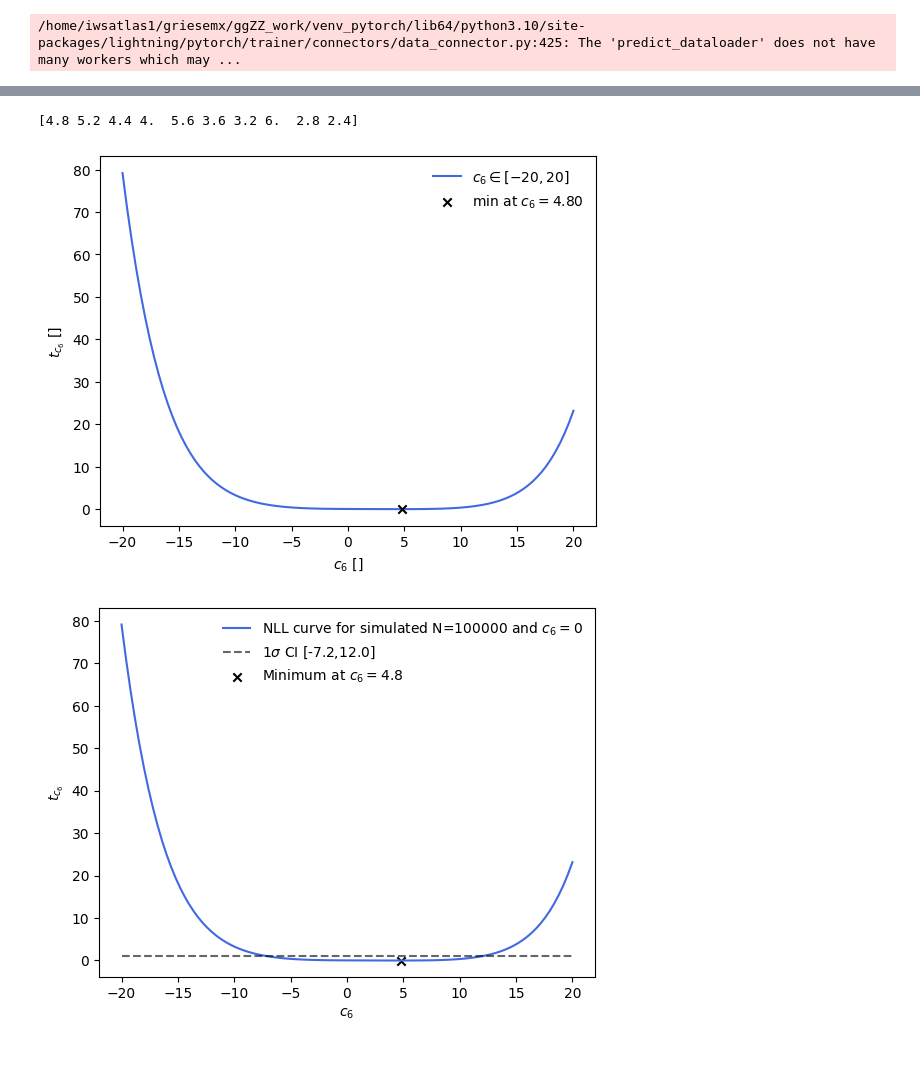
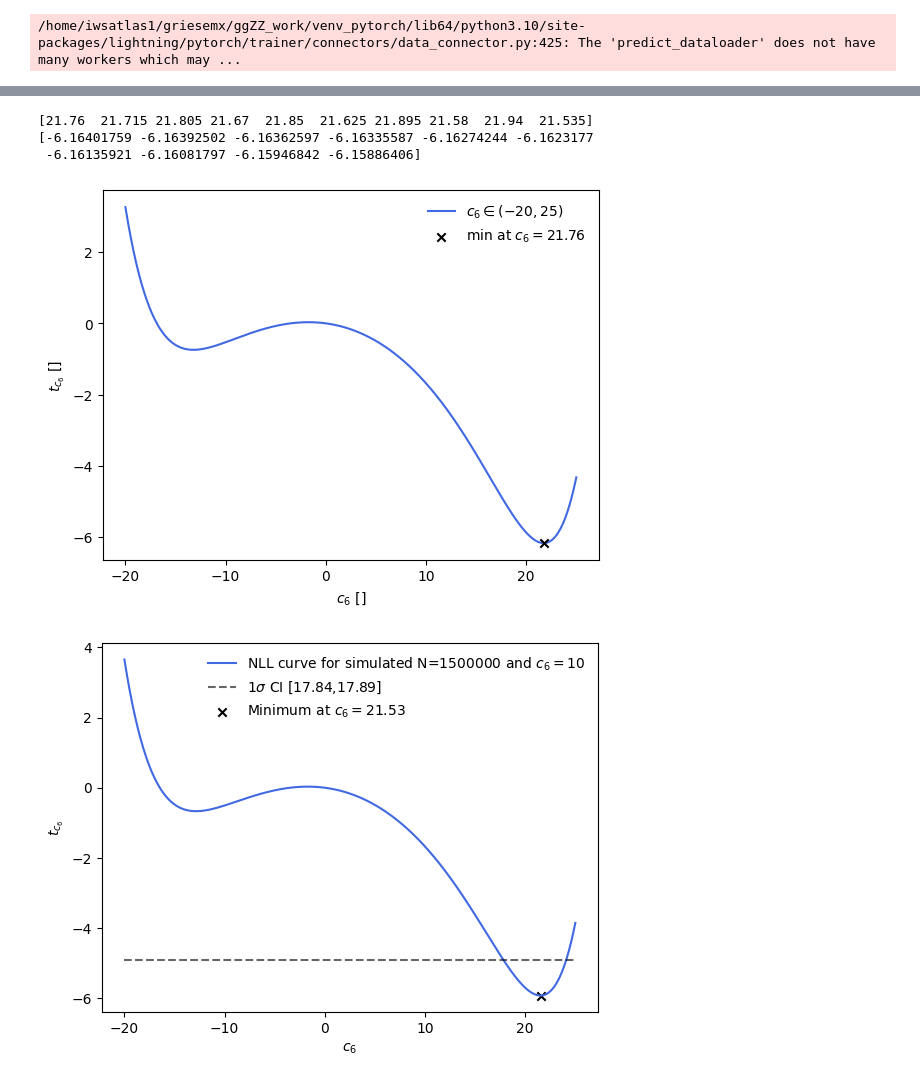
Before and after one commit to hep-cce/nsbi4hep, a Jupyter notebook: notebooks/plot-NLL-curve.ipynb, the cells around one changed output, grey strips where cells are left out. Saved outputs shown, nothing was run; the diff lists cells and outputs as text; code cells hidden in the pictures.

```diff
--- a/notebooks/plot-NLL-curve.ipynb
+++ b/notebooks/plot-NLL-curve.ipynb
@@ -137,7 +144,9 @@ sigma_ggZZ_BSM = np.sum(events_ggZZ_processed.weights.to_numpy()[np.newaxis,:SAM
 # %%
-full_SM_xs = sigma_ggZZ #+ sigma_qqZZ
+# Comment out the sigma_qqZZ terms if performing on ggZZ only
 
-full_BSM_xs = sigma_ggZZ_BSM #+ sigma_qqZZ
+full_SM_xs = sigma_ggZZ + sigma_qqZZ
+
+full_BSM_xs = sigma_ggZZ_BSM + sigma_qqZZ
 
 nu_SM = full_SM_xs * luminosity
 nu = full_BSM_xs * luminosity
@@ -172,5 +182,6 @@ XS minimum at c6=1.20
 # %%
-N_data = sigma_ggZZ_data*luminosity
+N_data = sigma_data*luminosity
 
+# Poisson term
 t_1 = - 2 * N_data * (np.log(nu) - np.log(nu_SM)) + 2 * (nu - nu_SM)
 # %%
@@ -184,13 +192,22 @@ t_2 = -2 * np.sum(luminosity*events_final.weights.to_numpy()[np.newaxis,:] * np.
+# %%
+# Used for ggZZ + qqZZ
+p_ratio = sigma_ggZZ/full_BSM_xs[:,np.newaxis] * (f(c6_values, coeffs_pred) + sigma_qqZZ/sigma_ggZZ*r)
+
+t_3 = -2 * np.sum(luminosity*events_final.weights.to_numpy()[np.newaxis,:] * np.log(p_ratio), axis=1)
 # %%
-t = t_1 + t_2
+t = t_1 + t_3
 # %%
 t_min = c6_values[np.argmin(t)]
 # %%
+# Print top ten lowest values
 print(c6_values[np.argsort(t)[:10]])
+print(t[np.argsort(t)[:10]])
 # %% [output]
-[4.8 5.2 4.4 4.  5.6 3.6 3.2 6.  2.8 2.4]
+[21.76  21.715 21.805 21.67  21.85  21.625 21.895 21.58  21.94  21.535]
+[-6.16401759 -6.16392502 -6.16362597 -6.16335587 -6.16274244 -6.1623177
+ -6.16135921 -6.16081797 -6.15946842 -6.15886406]
 # %%
-plt.plot(c6_values, t, color='royalblue', zorder=1, label='$c_6 \in [-20,20]$')
+plt.plot(c6_values, t, color='royalblue', zorder=1, label=f'$c_6 \in {C6_LINSPACE[0],C6_LINSPACE[1]}$')
 plt.scatter(t_min, np.min(t), marker='x', color='k', label=f'min at $c_6 = {t_min:0.2f}$')
 
 
@@ -202,18 +219,18 @@ plt.xlabel('$c_6$ []')
 
 plt.show()
 # %% [output]
-[figure, old version]
+[figure, new version]
 # %%
 ci = np.sort(np.round(c6_values[np.argsort(np.abs(t-(np.min(t)+1)))[:2]], 2))
 # %%
-plt.plot(c6_values, t, color='royalblue', label=f'NLL curve for simulated N={SAMPLE_SIZE} and $c_6 = 0$')
+plt.plot(c6_values, t, color='royalblue', label=f'NLL curve for simulated N={SAMPLE_SIZE} and $c_6 = {C6_VAL_DATA}$')
 plt.hlines(np.min(t)+1, xmin=C6_LINSPACE[0], xmax=C6_LINSPACE[1], linestyle='--', color='k', alpha=0.6, label=f'$1\sigma$ CI [{ci[0]},{ci[1]}]')
 plt.scatter(t_min, np.min(t), color='k', marker='x', label=f'Minimum at $c_6 = {round(t_min,2)}$')
 
 plt.xlabel('$c_6$')
 plt.ylabel('$t_{c_6}$')
 
 plt.legend(frameon=False)
 plt.show()
 # %% [output]
-[figure, old version]
+[figure, new version]
```
Also changed, not shown: parts of 19 cells of this notebook.
